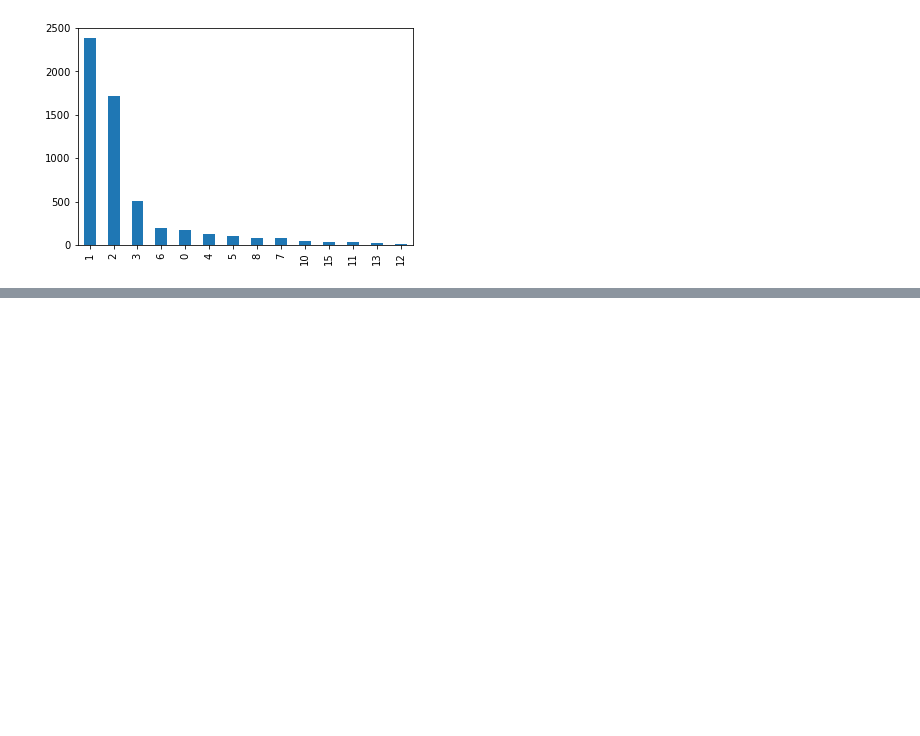
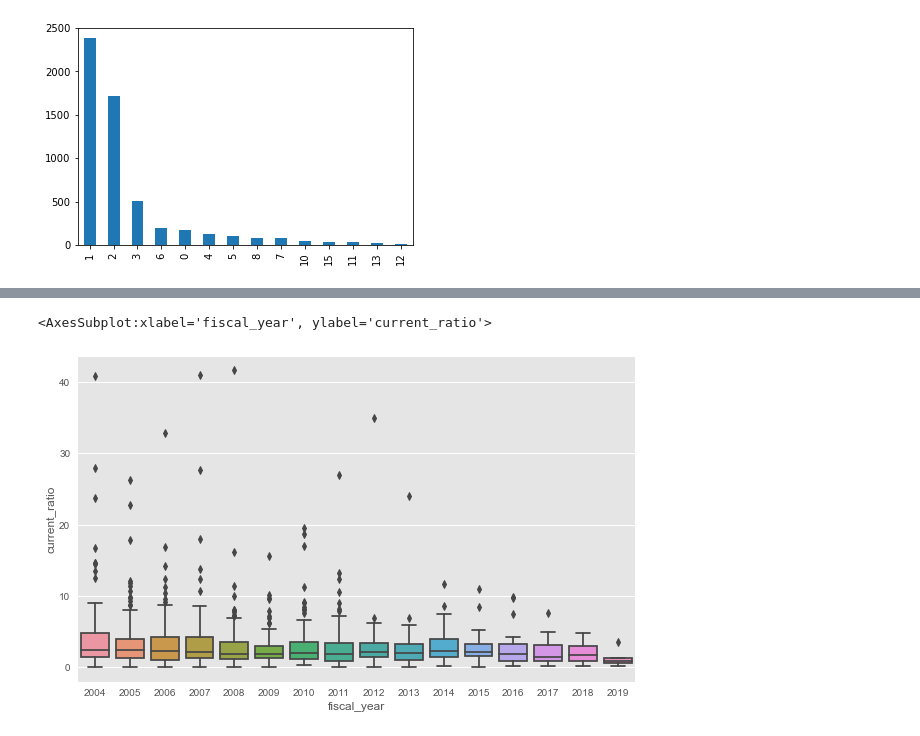
Before and after one commit to mpolch/datachallenge, a Jupyter notebook: notebooks/afeb_format_scraped_data.ipynb, the cells around one changed output, grey strips where cells are left out. Cells and saved outputs as stored; diff of their text form; code cells hidden in the pictures; blank space fills up the shorter version.

```diff
--- a/notebooks/format_scraped_data-Copy1.ipynb
+++ b/notebooks/afeb_format_scraped_data.ipynb
@@ -210,0 +327,12 @@ companies_merged.to_csv('../data/processed/scraped_companies_merged_survival.csv
+# %%
+years = list(range(2004, 2020))
+
+fig, ax = plt.subplots(figsize=(10, 6))
+companies_yearsubset = companies_merged_continuous_from2005[
+    (companies_merged_continuous_from2005["fiscal_year"].isin(years))
+    & (companies_merged_continuous_from2005["current_ratio"] < 50)
+]
+sns.boxplot(data=companies_yearsubset, x="fiscal_year", y="current_ratio", ax=ax)
+# %% [output]
+<AxesSubplot:xlabel='fiscal_year', ylabel='current_ratio'>
+[figure, added]
```
Also changed, not shown: parts of 22 cells of this notebook, 1 other file.
